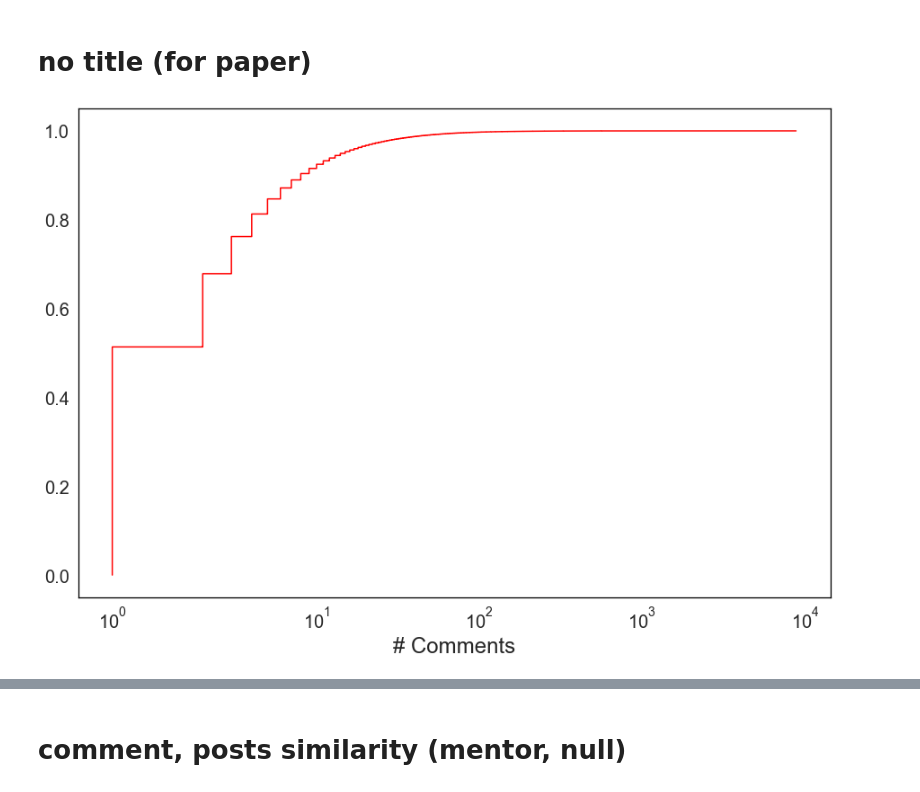
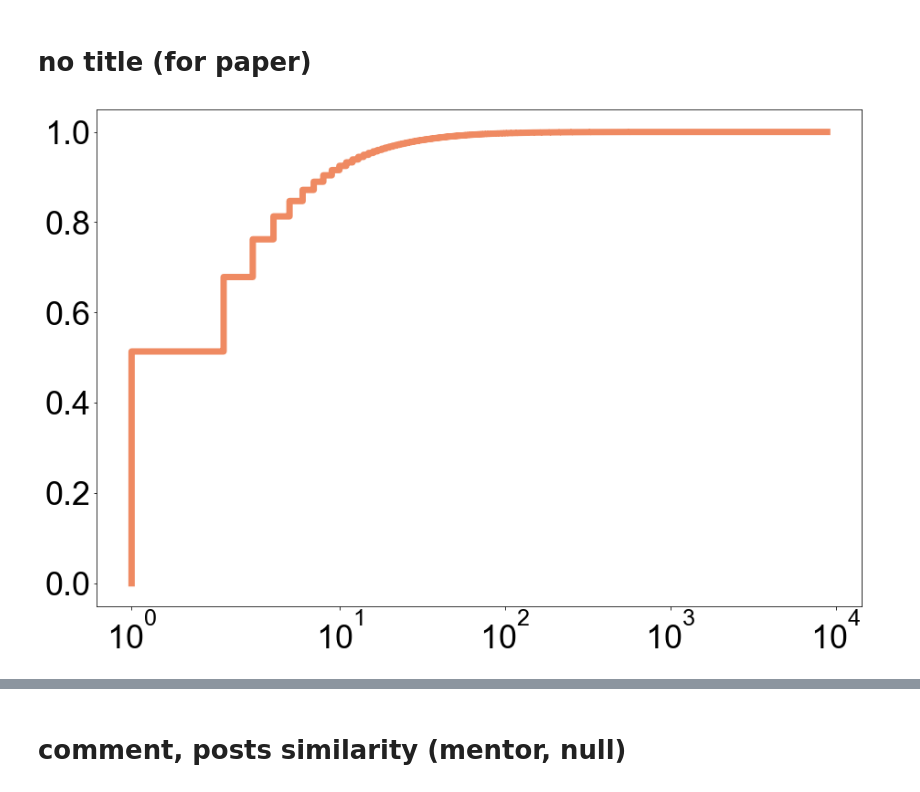
Before and after one commit to tr0up2r/plotting-and-graph-analysis, a Jupyter notebook: cdf_from_zero.ipynb, the cells around one changed output, grey strips where cells are left out. Drawn from its saved outputs; the diff is of its cells as text; code cells hidden in the pictures.

Commit message:
font, fontsize, linecolor, linestyle 등 변경하여 cdf 다시 draw.

```diff
--- a/cdf_from_zero.ipynb
+++ b/cdf_from_zero.ipynb
@@ -11,22 +12,25 @@ from matplotlib.ticker import PercentFormatter
+# %%
+# font 설정.
+plt.rcParams.update({'font.family':'Arial'})
 # %%
 def normalization(data):
     return (data - np.min(data)) / (np.max(data) - np.min(data))
 # %%
-def draw_multiple_cdf_normalize_y(np_result_list, title, colors, xlabel, legends, log_scale):
+def draw_multiple_cdf_normalize_y(np_result_list, title, colors, xlabel, legends, linestyles, log_scale, only_integer=False):
     if log_scale:
         title = title + '_log_scale'
-    filename = title + '.png'
+    filename = title + '.eps'
     fig = plt.figure(figsize=(15,10))
     fig.set_facecolor('white')
     ax = fig.add_subplot()
 
-    for np_result, color, legend in zip(np_result_list, colors, legends):
+    for np_result, color, legend, linestyle in zip(np_result_list, colors, legends, linestyles):
         sorted_data = np.sort(np_result)
         if legend == 'no legend':
-            plt.step(sorted_data, normalization(np.arange(sorted_data.size)), color=color)
+            plt.step(sorted_data, normalization(np.arange(sorted_data.size)), color=color, linestyle=linestyle, linewidth=7)
         else:
-            plt.step(sorted_data, normalization(np.arange(sorted_data.size)), label=legend, color=color)
-        plt.xlabel(xlabel, fontsize=24)
+            plt.step(sorted_data, normalization(np.arange(sorted_data.size)), label=legend, color=color, linestyle=linestyle, linewidth=7)
+        # plt.xlabel(xlabel, fontsize=24)
         # plt.title(title, fontsize=18)
         if log_scale:
             plt.xscale('symlog')
@@ -36,16 +40,19 @@ def draw_multiple_cdf_normalize_y(np_result_list, title, colors, xlabel, legends
         ax.spines['left'].set_color('black')
         ax.spines['bottom'].set_color('black')
 
+        if only_integer:
+            ax.xaxis.set_major_locator(MaxNLocator(integer=True))
+
         # plt.rcParams['axes.facecolor'] = 'white'
 
     if legend != 'no legend':
-        plt.legend(fontsize=20)
-    plt.xticks(fontsize=20)
-    plt.yticks(fontsize=20)
+        plt.legend(fontsize=40)
 
+    # plt.xticks(fontsize=40)
+    plt.xticks(fontsize=36)
+    plt.yticks(fontsize=36)
 
-
-    plt.savefig(filename, dpi=300, bbox_inches='tight')
+    plt.savefig(filename, bbox_inches='tight', format='eps')
     plt.show()
 # %%
 sql = 'select * from mentor;'
@@ -214,12 +221,13 @@ draw_multiple_cdf_normalize_y(result_list3, "vote", colors, 'vote', legends, Tru
 # %%
 np_result = np.array(result_df['comment_cnt'].tolist())
 np_result_list = []
 np_result_list.append(np_result)
-colors = ['red']
+colors = ['#ef8a62']
 legends = ['no legend']
-draw_multiple_cdf_normalize_y(np_result_list, "cdf_users_comments_count", colors, '# Comments', legends, True)
+linestyles = ['-']
+draw_multiple_cdf_normalize_y(np_result_list, "cdf_users_comments_count", colors, '# Comments', legends, linestyles, True)
 # %% [output]
-[figure, old version]
+[figure, new version]
 # %%
 np_result_list2 = []
 np_result_list2.append(np.array(result_df2['comments_similarity'].tolist()))
```
Also changed, not shown: parts of 4 cells of this notebook, 1 other file.
